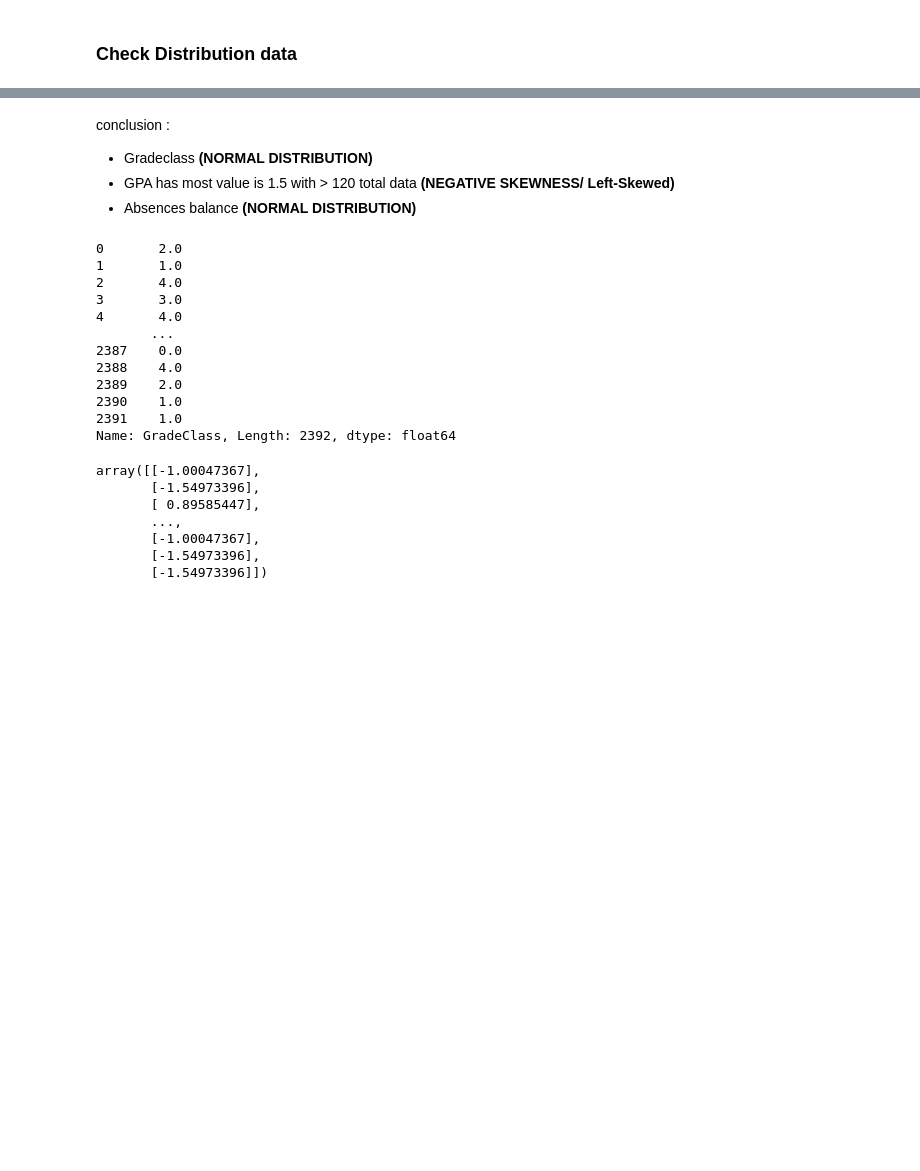
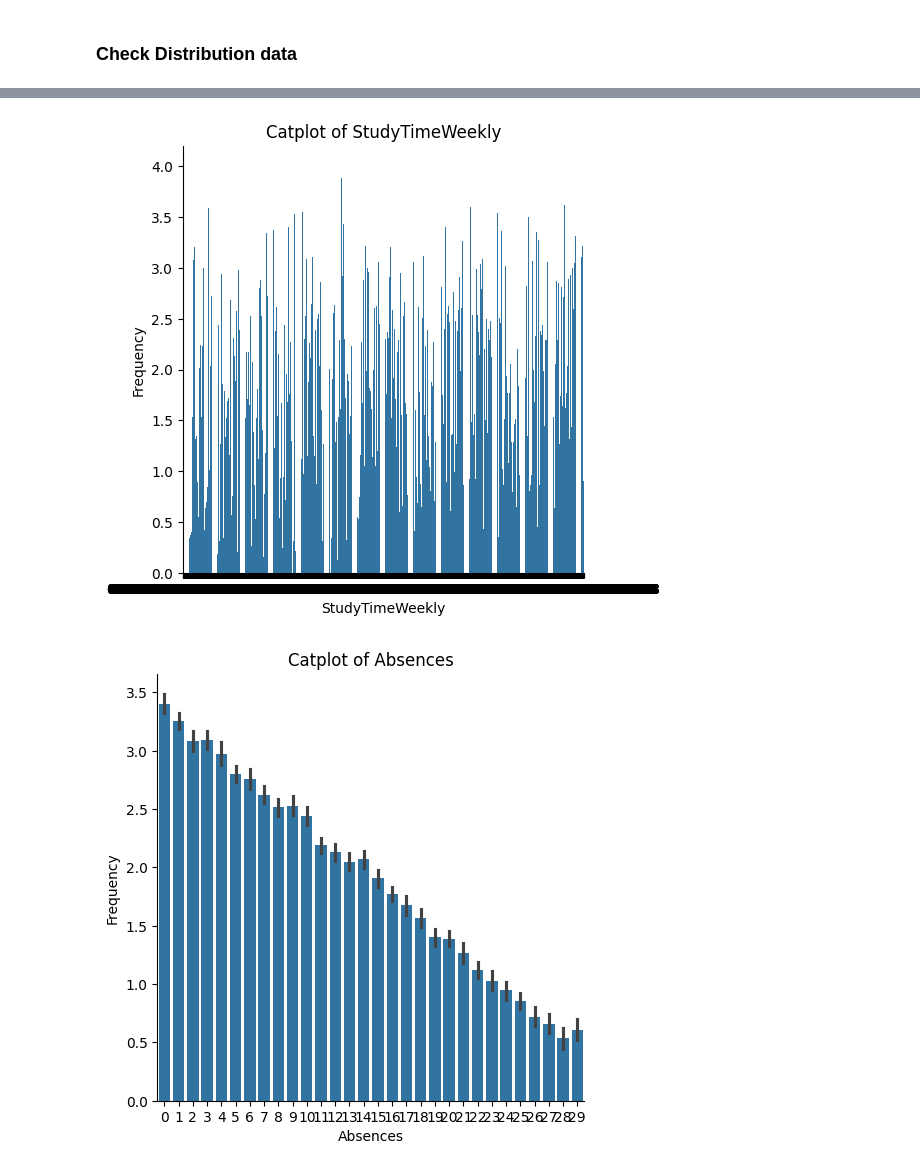
Before and after one commit to ackermanjayjay/DS_Student-Perfomance, a Jupyter notebook: Student_perfomance.ipynb, the cells around one changed output, grey strips where cells are left out. Drawn from its saved outputs; the diff is of its cells as text; code cells hidden in the pictures; blank space fills up the shorter version.

```diff
--- a/Student_perfomance.ipynb
+++ b/Student_perfomance.ipynb
@@ -133,0 +143,7 @@ Absences
+# %%
+def pipeline(gpa):
+  gpa = preprocessing_GPA_to_cat(gpa)
+  # gpa = preprocessing_cat_gpa_to_numerical(gpa)
+  return gpa
+# %%
+df["GPA_Cat"] = df["GPA"].apply(pipeline)
@@ -133,0 +180,3 @@ Absences
+# %%
+Y = df["GPA_Cat"]
+X = df[["StudyTimeWeekly","Absences","Tutoring","ParentalSupport","Sports","Music","Volunteering"]]
@@ -134,5 +204,2 @@ Absences
 # %% [markdown]
 ### Check Distribution data
-# %%
-for target in df[['GradeClass','Absences']]:
-  sns.catplot(data=df, x=target,y='GPA')
@@ -154,5 +205,0 @@ for v in selected_features:
-# %% [markdown]
-conclusion :
-* Gradeclass  **(NORMAL DISTRIBUTION)**
-* GPA has most value is 1.5 with > 120 total data **(NEGATIVE SKEWNESS/ Left-Skewed)**
-* Absences balance **(NORMAL DISTRIBUTION)**
@@ -164,25 +206,10 @@ x = pt.fit_transform(df[['GradeClass']])
-# %%
-df['GradeClass']
-# %% [output]
-0       2.0
-1       1.0
-2       4.0
-3       3.0
-4       4.0
-       ...
-2387    0.0
-2388    4.0
-2389    2.0
-2390    1.0
-2391    1.0
-Name: GradeClass, Length: 2392, dtype: float64
-# %%
-x
-# %% [output]
-array([[-1.00047367],
-       [-1.54973396],
-       [ 0.89585447],
-       ...,
-       [-1.00047367],
-       [-1.54973396],
-       [-1.54973396]])
+# %%
+for target in X.columns:
+  sns.catplot(data=df, x=target,y='GPA',kind='bar')
+  plt.xlabel(f'{target}')
+  plt.ylabel('Frequency')
+  plt.title(f'Catplot of {target}')
+  plt.show()
+# %% [output]
+[figure, added]
+[figure, added]
```
Also changed, not shown: parts of 115 cells of this notebook, 2 other files.
